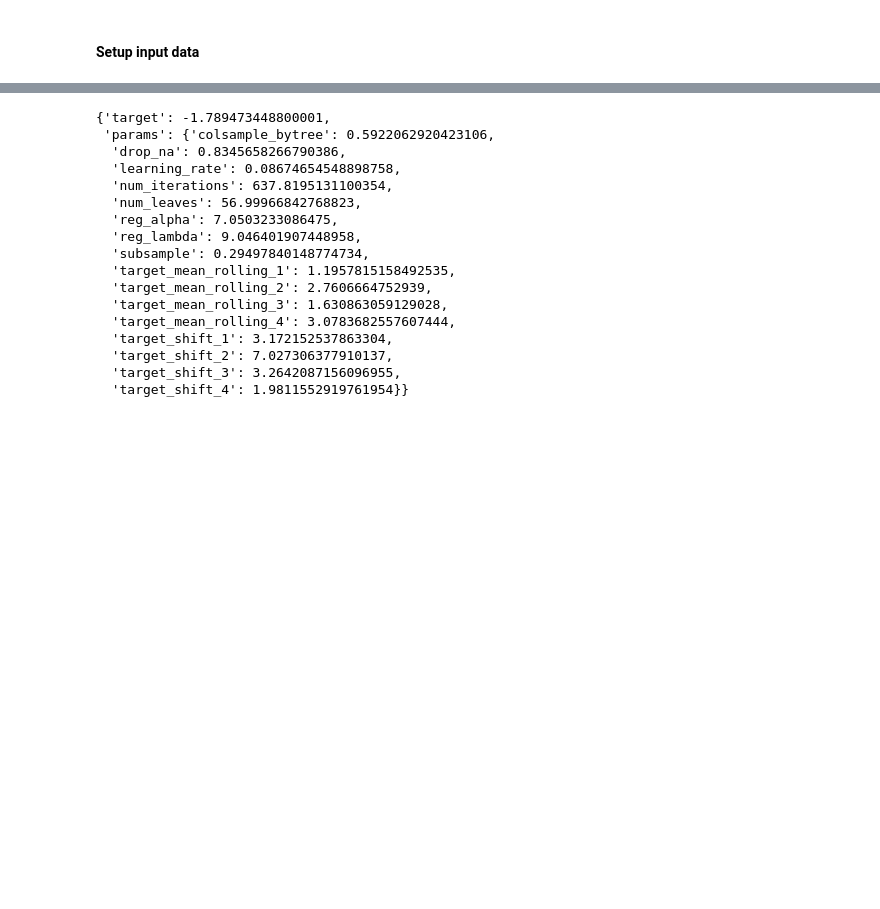
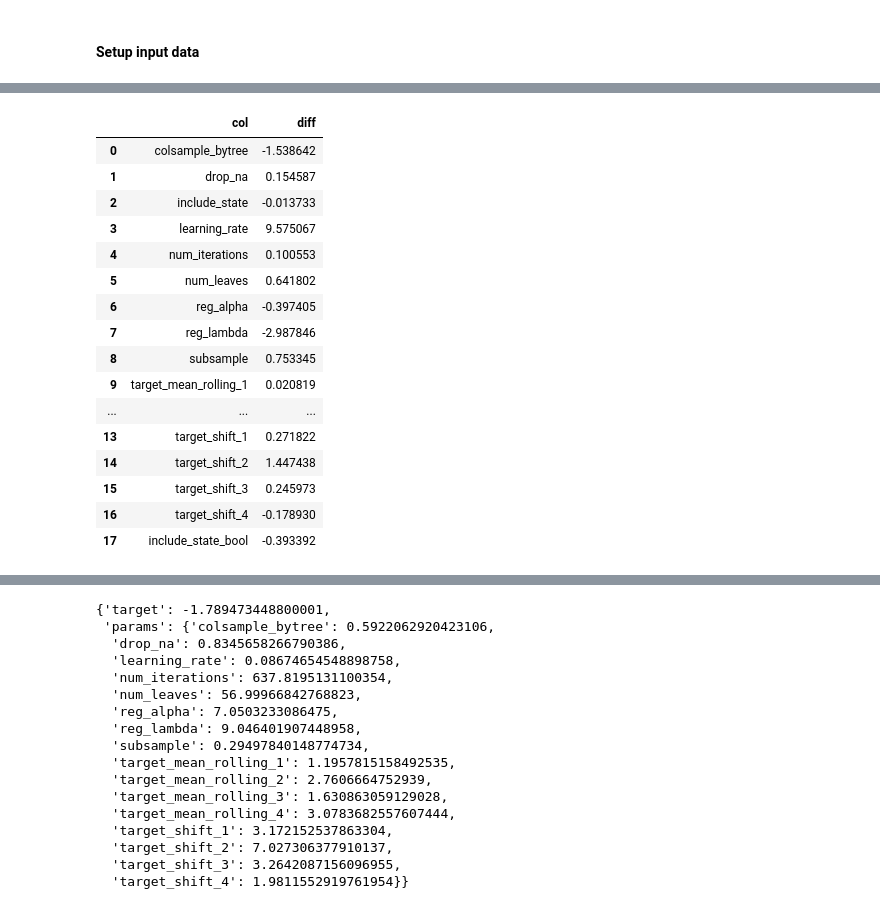
Before and after one commit to olympus999/godaddy-microbusiness-density-forecasting, a Jupyter notebook: notebooks/starter.ipynb, the cells around one changed output, grey strips where cells are left out. Drawn from its saved outputs; the diff is of its cells as text; code cells hidden in the pictures; blank space fills up the shorter version.

```diff
--- a/notebooks/starter.ipynb
+++ b/notebooks/starter.ipynb
@@ -807,0 +816,41 @@ UserWarning: categorical_column in param dict is overridden.
+# %%
+t = pd.concat(
+    [
+        pd.DataFrame.from_dict(lightgbm_bayesian.optimizer.res),
+        pd.DataFrame.from_dict([x["params"] for x in lightgbm_bayesian.optimizer.res]),
+    ],
+    axis=1,
+)
+t = t.drop(columns=['params'])
+# %%
+t['include_state_bool'] = 0
+idx = t[t['include_state'] > 0.5].index
+t.loc[idx, 'include_state_bool'] = 1
+# %%
+r = []
+for col in t.columns[1:]:
+    v = t.groupby(col)['target'].agg('mean').diff().dropna().values[0]
+    r.append({
+        'col': col,
+        'diff': v
+    })
+# %%
+pd.DataFrame(r)
+# %% [output]
+|  | col | diff |
+| 0 | colsample_bytree | -1.538642 |
+| 1 | drop_na | 0.154587 |
+| 2 | include_state | -0.013733 |
+| 3 | learning_rate | 9.575067 |
+| 4 | num_iterations | 0.100553 |
+| 5 | num_leaves | 0.641802 |
+| 6 | reg_alpha | -0.397405 |
+| 7 | reg_lambda | -2.987846 |
+| 8 | subsample | 0.753345 |
+| 9 | target_mean_rolling_1 | 0.020819 |
+| ... | ... | ... |
+| 13 | target_shift_1 | 0.271822 |
+| 14 | target_shift_2 | 1.447438 |
+| 15 | target_shift_3 | 0.245973 |
+| 16 | target_shift_4 | -0.178930 |
+| 17 | include_state_bool | -0.393392 |
```
Also changed, not shown: parts of 18 cells of this notebook.
